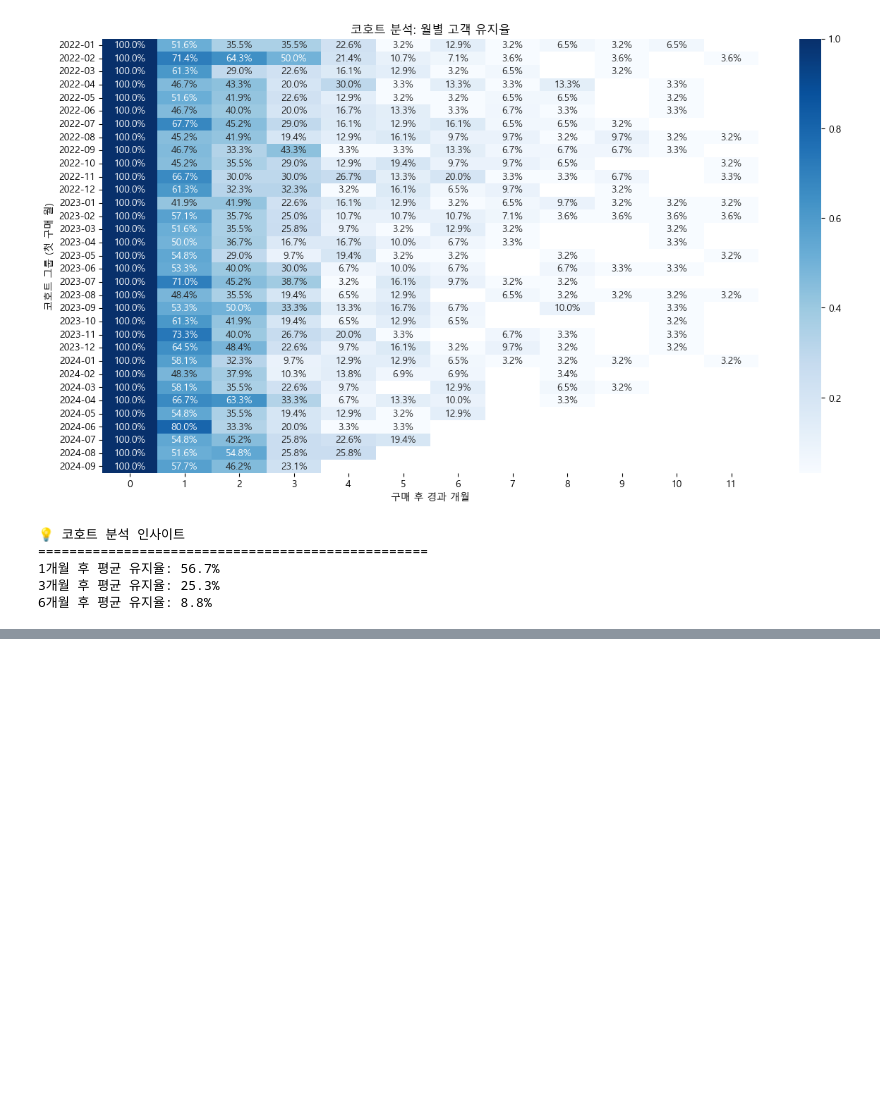
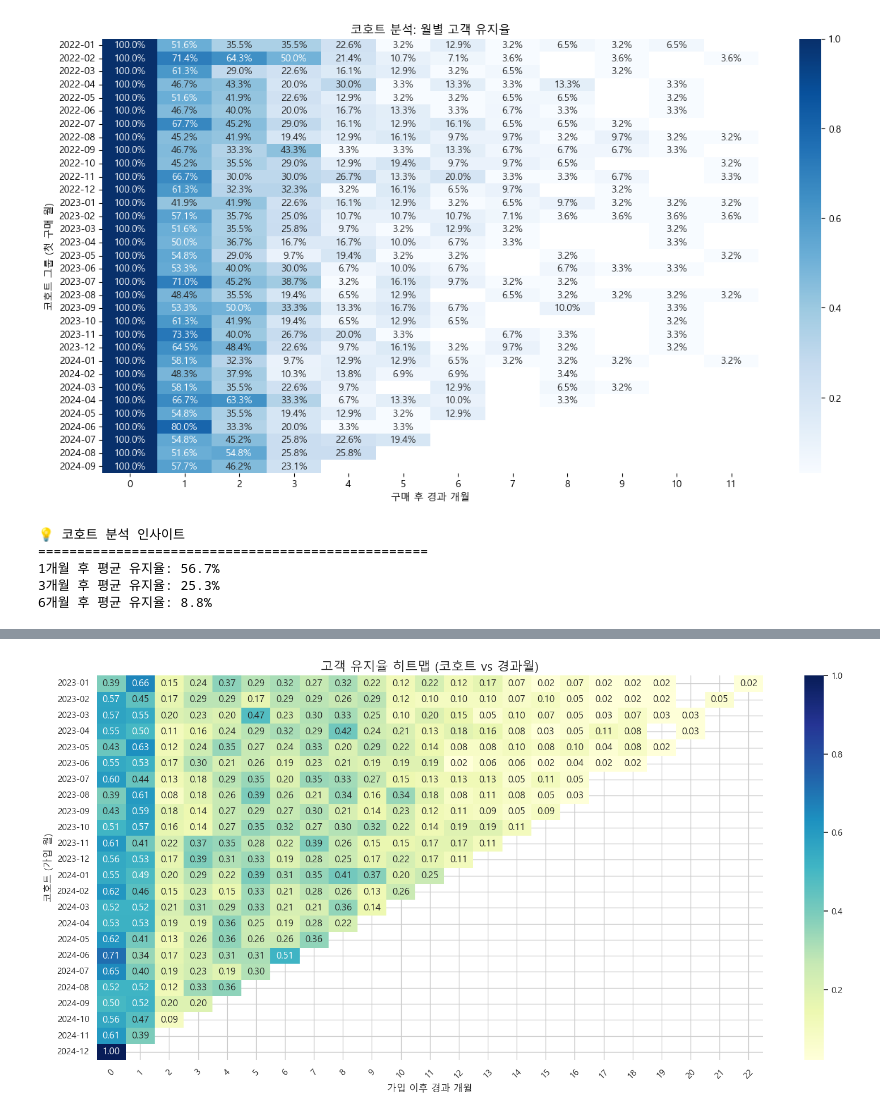
Before and after one commit to baesisi3648/TIL, a Jupyter notebook: 데이터분석/04-kpi.ipynb, the cells around one changed output, grey strips where cells are left out. Drawn from its saved outputs; the diff is of its cells as text; code cells hidden in the pictures; blank space fills up the shorter version.

```diff
--- a/데이터분석/04-kpi.ipynb
+++ b/데이터분석/04-kpi.ipynb
@@ -400,0 +997,87 @@ if retention_3m < 0.15:
+# %%
+# 📌 라이브러리 불러오기
+import pandas as pd
+import numpy as np
+import matplotlib.pyplot as plt
+import seaborn as sns
+from operator import attrgetter
+
+# 📌 한글 폰트 설정 (Windows)
+plt.rcParams['font.family'] = 'Malgun Gothic'
+
+# 📌 1. 데이터 준비 및 코호트 정보 생성
+cohort_df = transactions_df.copy()
+cohort_df['transaction_date'] = pd.to_datetime(cohort_df['transaction_date'])
+cohort_df['registration_date'] = pd.to_datetime(cohort_df['registration_date'])
+
+cohort_df['cohort_month'] = cohort_df['registration_date'].dt.to_period('M')
+cohort_df['order_month'] = cohort_df['transaction_date'].dt.to_period('M')
+cohort_df['months_since'] = (cohort_df['order_month'] - cohort_df['cohort_month']).apply(attrgetter('n'))
+
+# 📌 2. 코호트별 고객 유지율 계산
+
+# 고객 기준 중복 제거 → 월별 활성 고객 수
+unique_active = (
+    cohort_df.drop_duplicates(subset=['customer_id', 'order_month'])
+    .groupby(['cohort_month', 'months_since'])['customer_id']
+    .nunique()
+    .reset_index()
+)
+
+# 피벗 테이블로 전환
+cohort_counts = unique_active.pivot(index='cohort_month', columns='months_since', values='customer_id')
+
+# ❗ 정확한 분모: registration_date 기준 고유 고객 수
+correct_cohort_sizes = (
+    transactions_df
+    .copy()
+    .assign(cohort_month=lambda df: df['registration_date'].dt.to_period('M'))
+    .groupby('cohort_month')['customer_id']
+    .nunique()
+)
+
+# 유지율 계산
+retention_rate = cohort_counts.divide(correct_cohort_sizes, axis=0).round(4)
+average_retention = retention_rate.mean().round(4)
+
+# 📌 3. 코호트별 매출 기여도 분석
+monthly_sales = (
+    cohort_df
+    .groupby(['cohort_month', 'months_since'])['order_value']
+    .sum()
+    .reset_index()
+    .pivot(index='cohort_month', columns='months_since', values='order_value')
+)
+
+# 누적 매출
+cumulative_sales = monthly_sales.cumsum(axis=1)
+
+# 고객 1인당 누적 매출 (ARPU)
+arpu = cumulative_sales.divide(correct_cohort_sizes, axis=0).round(2)
+
+# 평균 LTV 추정
+ltv_6 = arpu[6].mean() if 6 in arpu.columns else np.nan
+ltv_12 = arpu[12].mean() if 12 in arpu.columns else np.nan
+
+# 📌 4. 히트맵 시각화
+plt.figure(figsize=(16, 8))
+sns.heatmap(retention_rate, annot=True, fmt=".2f", cmap="YlGnBu", cbar=True)
+plt.title("고객 유지율 히트맵 (코호트 vs 경과월)", fontsize=16)
+plt.xlabel("가입 이후 경과 개월")
+plt.ylabel("코호트 (가입 월)")
+plt.yticks(rotation=0)
+plt.xticks(rotation=45)
+plt.tight_layout()
+plt.show()
+
+# 📌 5. 분석 결과 출력
+print("📊 평균 유지율 곡선 (0~12개월):")
+print(average_retention.head(13))
+
+print("\n💵 ARPU 샘플 (상위 5개 코호트):")
+print(arpu.head())
+
+print(f"\n✅ 6개월 후 예상 LTV: ${ltv_6:.2f}")
+print(f"✅ 12개월 후 예상 LTV: ${ltv_12:.2f}")
+# %% [output]
+[figure, added]
```
Also changed, not shown: parts of 14 cells of this notebook, 1 other file.
